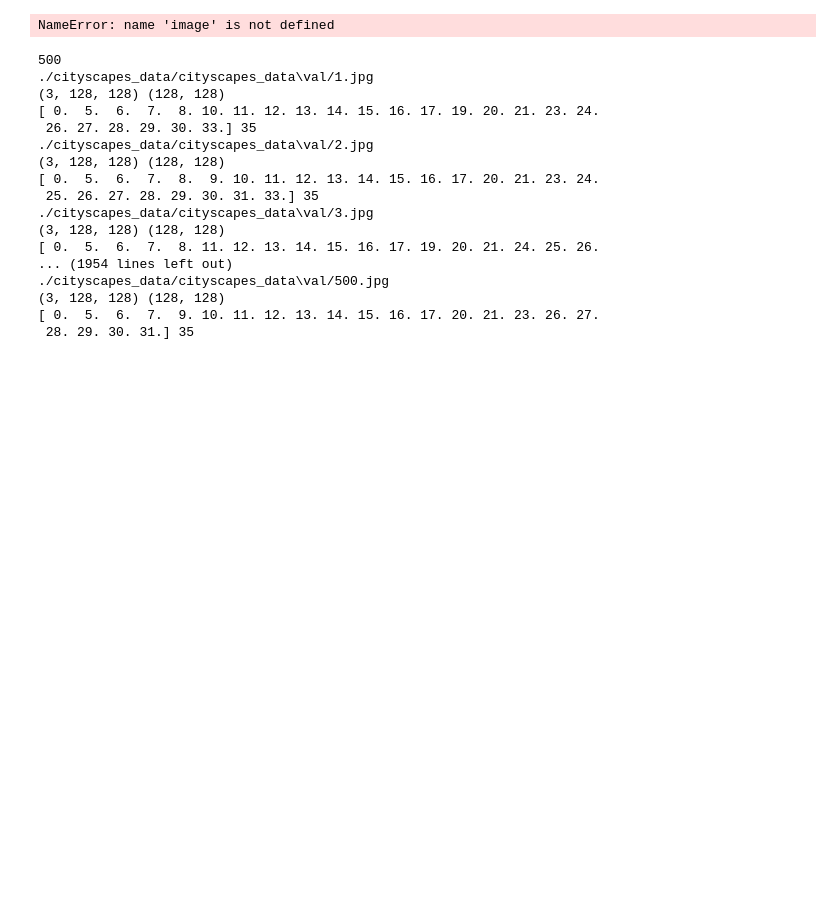
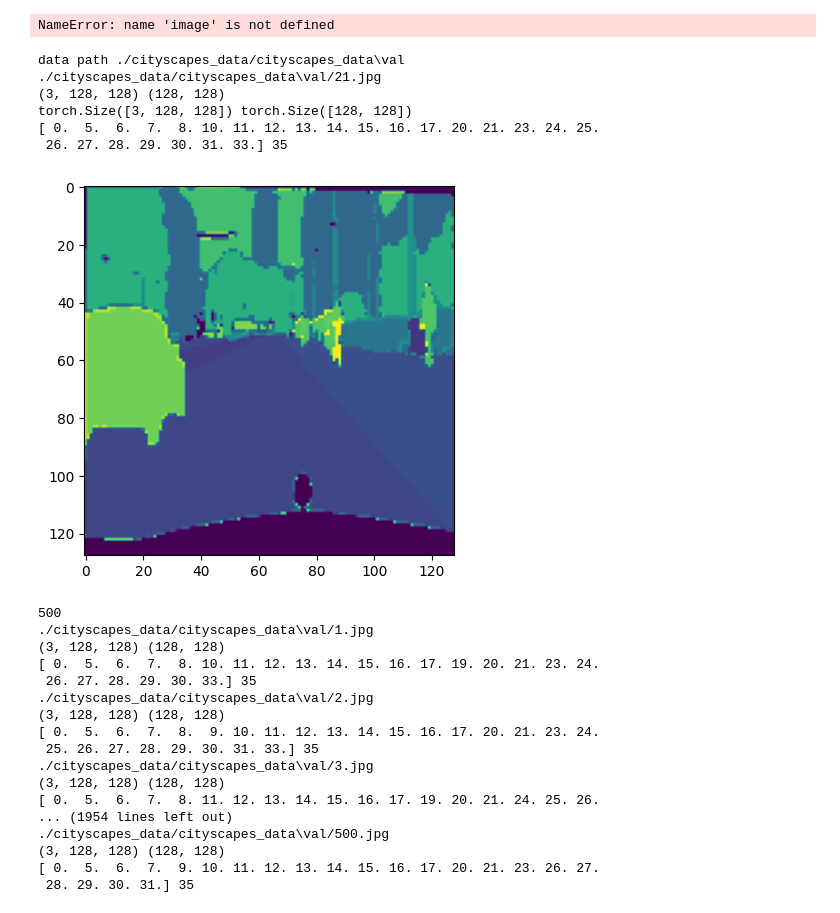
Before and after one commit to jayamohan-cb/fusion, a Jupyter notebook: fusion.ipynb, the cells around one changed output. Drawn from its saved outputs; the diff is of its cells as text; code cells hidden in the pictures; blank space fills up the shorter version.

```diff
--- a/fusion.ipynb
+++ b/fusion.ipynb
@@ -223,15 +161,0 @@ RuntimeError: Dataset not found. You may use download=True to download it.
-# %%
-from skimage.segmentation import slic
-from skimage.color import label2rgb
-from skimage.data import astronaut
-astronout = astronaut()
-image = np.array(Image.open("D:/Personal/MTech/Sem3/Project/kittidata/data_object_image_2/training/image_2/000000.png"))
-# D:/Personal/MTech/Sem3/Project/kittidata/data_object_image_2/training/image_2/
-print(astronout.shape, image.shape)
-segments = slic( image, n_segments=50, compactness=10)
-
-plt.figure(figsize=(15,15))
-plt.subplot(1,2,1)
-plt.imshow(image)
-plt.subplot(1,2,2)
-plt.imshow(label2rgb(segments, image, kind= 'avg'))
@@ -275,2 +284,29 @@ NameError: name 'image' is not defined
+# %%
+index = 10
+path = './cityscapes_data/cityscapes_data'
+os.path.join(path, f'{index}.jpg')
+# print(os.listdir(os.path.join(path, 'val')))
+
+dataset = MyClass_("./cityscapes_data/cityscapes_data", split= 'val', mode='fine', target_type='semantic',
+                  transform=None)
+img,seg = dataset[20]
+
+# seg_modified = find_closest_labels_vectorized(seg, id2color)
+print(img.shape, seg.shape)
+plt.imshow(seg)
+# img = np.moveaxis(img, [2], [0])
+# print ( np.unique(seg))
+# print( np.unique(encode_segmap(seg)))
+# print(seg_modified[0])
+
+print( np.unique(seg), n_classes)
+# %% [output]
+data path ./cityscapes_data/cityscapes_data\val
+./cityscapes_data/cityscapes_data\val/21.jpg
+(3, 128, 128) (128, 128)
+torch.Size([3, 128, 128]) torch.Size([128, 128])
+[ 0.  5.  6.  7.  8. 10. 11. 12. 13. 14. 15. 16. 17. 20. 21. 23. 24. 25.
+ 26. 27. 28. 29. 30. 31. 33.] 35
+[figure, added]
 # %%
 print(len(dataset))
```
Also changed, not shown: parts of 24 cells of this notebook.
